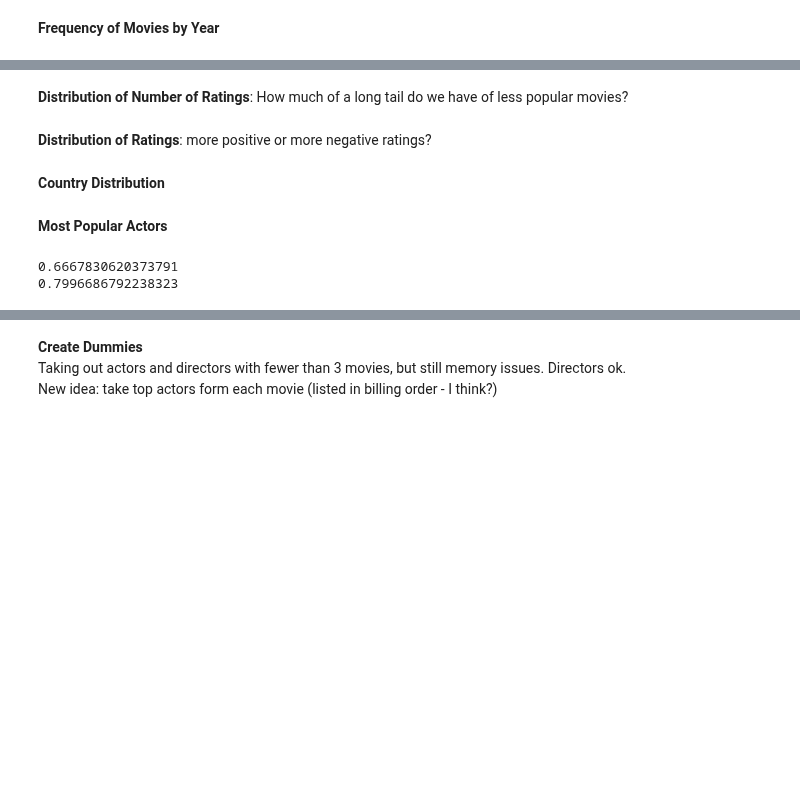
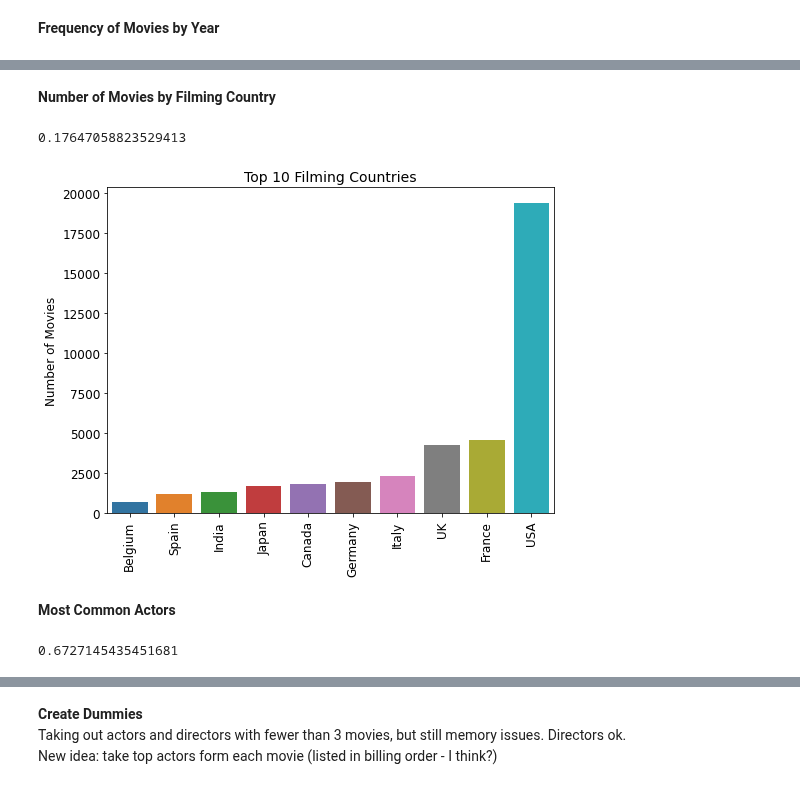
Before and after one commit to GovindBhala/DS5500-Movie-Recommendation-System, a Jupyter notebook: recommendation data exploration.ipynb, the cells around one changed output, grey strips where cells are left out. Drawn from its saved outputs; the diff is of its cells as text; code cells hidden in the pictures; blank space fills up the shorter version.

```diff
--- a/recommendation data exploration.ipynb
+++ b/recommendation data exploration.ipynb
@@ -172,11 +199,33 @@ __Frequency of Year of Review__: Do we have older reviews that should be downwei
-# %% [markdown]
-__Distribution of Number of Ratings__: How much of a long tail do we have of less popular movies?
-# %% [markdown]
-__Distribution of Ratings__: more positive or more negative ratings?
-# %% [markdown]
-__Country Distribution__
+# %% [markdown]
+__Number of Movies by Filming Country__
+# %%
+# split string variable into list
+df['country_lst'] = df.country.str.split(', ')
+# when missing, replace to list rather than nan
+df.country_lst = df.country_lst.apply(lambda d: d if isinstance(d, list) else [])
+# %%
+# expand actor list
+country_expanded = cat_list_expand(df, 'country_lst')
+
+# count number of movies for each country and prep for plotting
+country_expanded = country_expanded.groupby('country_lst').country_lst.count().to_frame()
+country_expanded.columns = ['cnt']
+country_expanded = country_expanded.sort_values(['cnt'])
+country_expanded['country'] = country_expanded.index
+# %%
+# percent of countries that were filming locations for only 1 movie
+# do not need to include these in analysis because not useful for identifying similar movies
+print(len(country_expanded[country_expanded.cnt == 1]) / len(country_expanded))
+
+country_exclude = country_expanded[country_expanded.cnt == 1].country.unique()
+# %% [output]
+0.17647058823529413
+# %%
+barplot(country_expanded.tail(10), 'country', 'cnt', 'Top 10 Filming Countries', 'Number of Movies')
+# %% [output]
+[figure, added]
 # %% [markdown]
-__Most Popular Actors__
+__Most Common Actors__
 # %%
 # split string variable into list
 df['actor_lst'] = df.actors.str.split(', ')
@@ -196,12 +245,10 @@ actors_expanded['actors'] = actors_expanded.index
 # do not need to include these in analysis because not useful for identifying similar movies
      # even actors in only 2 movies. If watched one of the movies, could recommend the other one, but that is it.
 print(len(actors_expanded[actors_expanded.cnt == 1]) / len(actors_expanded))
-print(len(actors_expanded[actors_expanded.cnt <= 2]) / len(actors_expanded))
 
-actors_exclude = actors_expanded[actors_expanded.cnt <= 2].actors.unique()
+actors_exclude = actors_expanded[actors_expanded.cnt == 2].actors.unique()
 # %% [output]
-0.6667830620373791
-0.7996686792238323
+0.6727145435451681
 # %%
 barplot(actors_expanded.tail(10), 'actors', 'cnt', 'Top 10 Actors/Actresses', 'Number of Movies')
 # %% [output]
```
Also changed, not shown: parts of 58 cells of this notebook.
